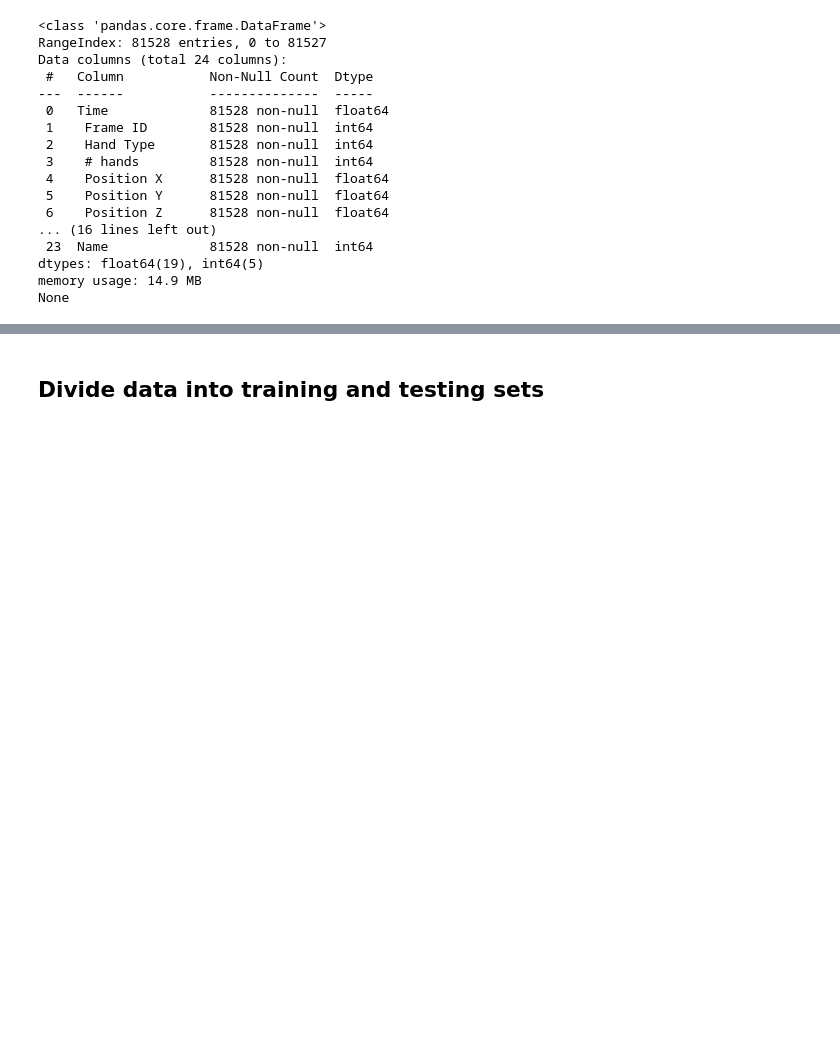
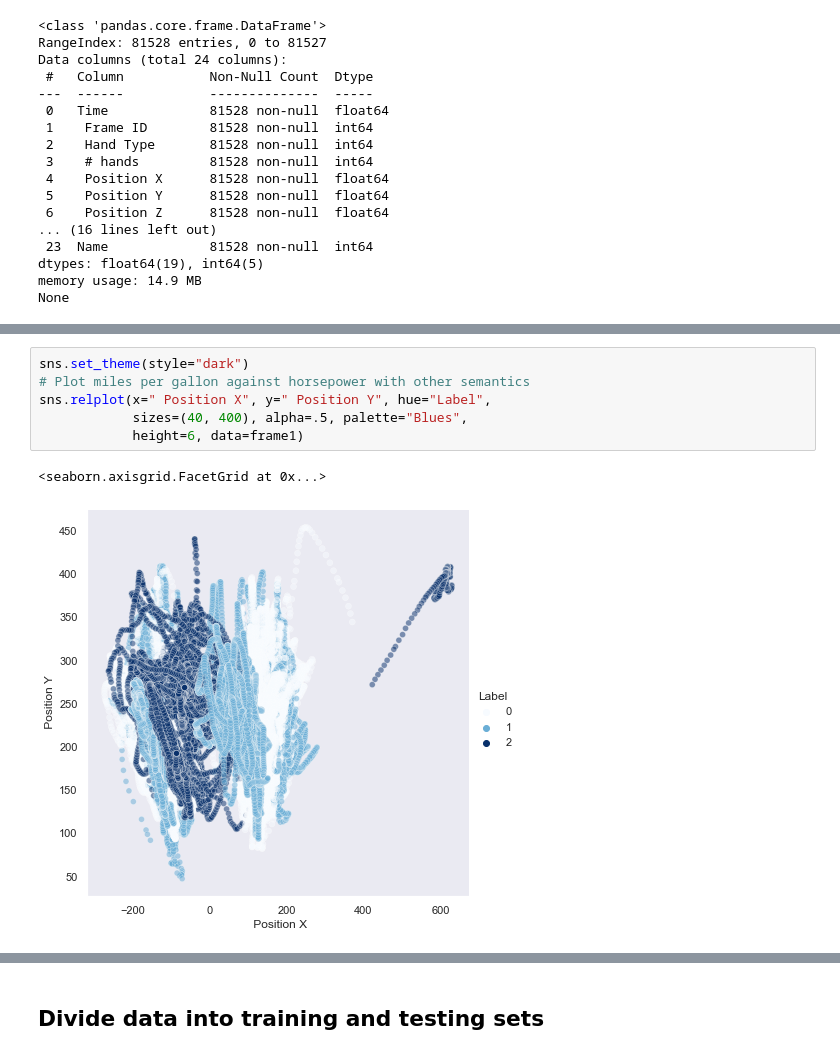
Before and after one commit to Noa-Nussbaum/Avodat-Gmar---Second-semester, a Jupyter notebook: Hands.ipynb, the cells around one changed output, grey strips where cells are left out. Drawn from its saved outputs; the diff is of its cells as text; blank space fills up the shorter version.

```diff
--- a/Hands.ipynb
+++ b/Hands.ipynb
@@ -264,0 +494,9 @@ df
+# %%
+sns.set_theme(style="dark")
+# Plot miles per gallon against horsepower with other semantics
+sns.relplot(x=" Position X", y=" Position Y", hue="Label",
+            sizes=(40, 400), alpha=.5, palette="Blues",
+            height=6, data=frame1)
+# %% [output]
+<seaborn.axisgrid.FacetGrid at 0x...>
+[figure, added]
```
Also changed, not shown: parts of 31 cells of this notebook.
